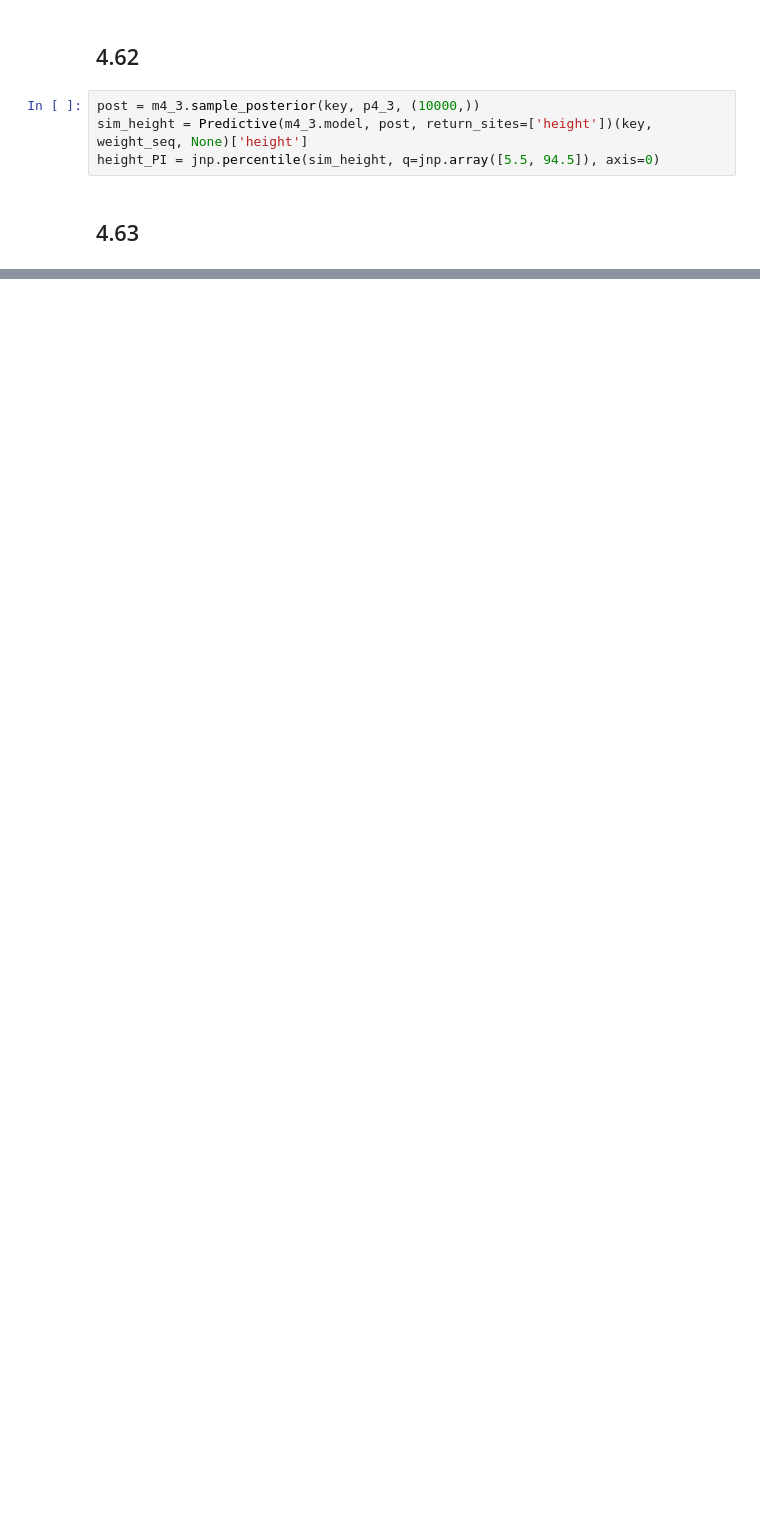
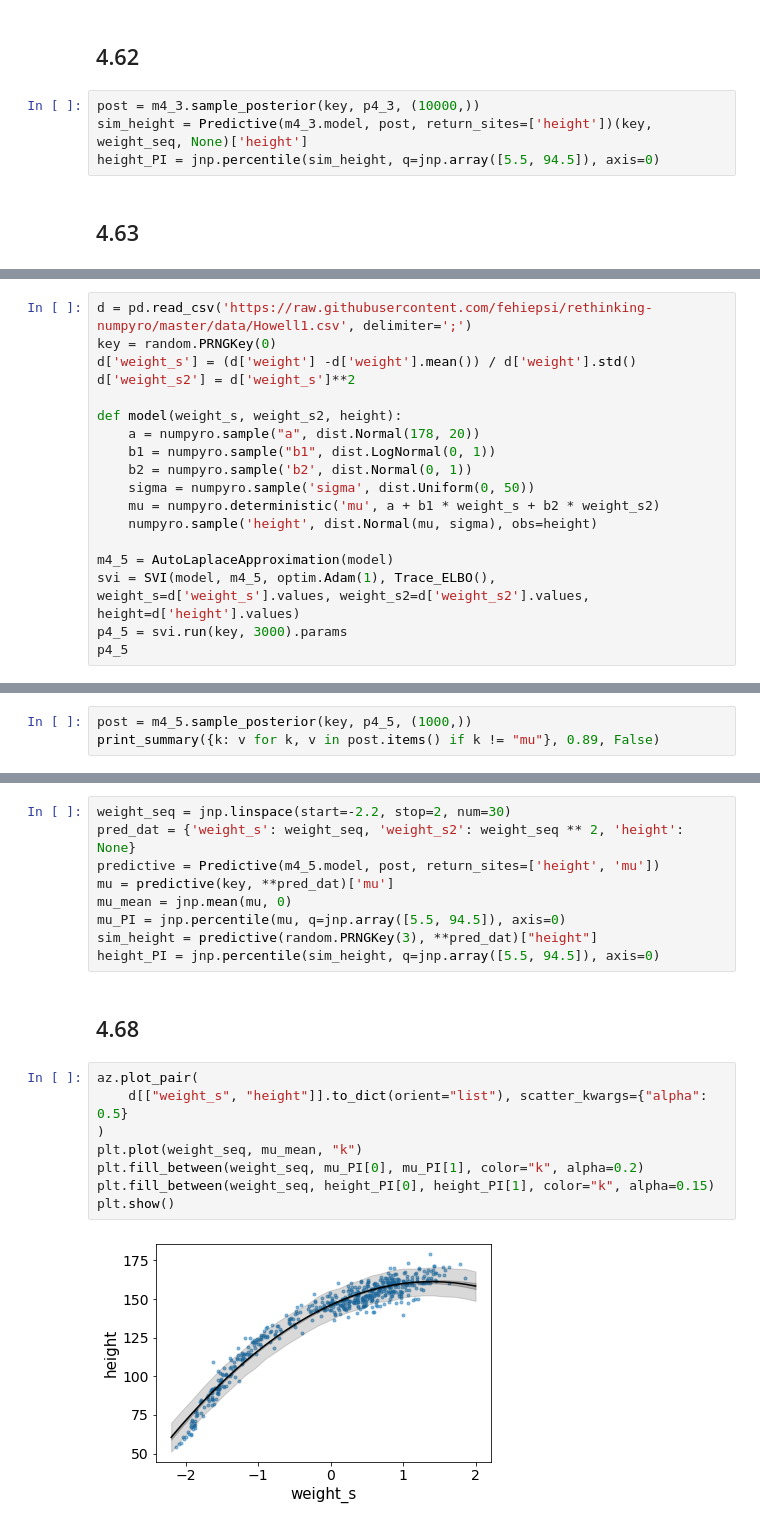
Before and after one commit to 8wgf3b/books, a Jupyter notebook: stat_rethink/Chap4.ipynb, the cells around one changed output, grey strips where cells are left out. Saved outputs shown, nothing was run; the diff lists cells and outputs as text; blank space fills up the shorter version.

```diff
--- a/stat_rethink/Chap4.ipynb
+++ b/stat_rethink/Chap4.ipynb
@@ -725,0 +569,18 @@ DeviceArray([ 0,  1,  2,  3,  4,  5,  6,  7,  8,  9, 10, 11, 12, 13, 14,
+# %%
+d = pd.read_csv('https://raw.githubusercontent.com/fehiepsi/rethinking-numpyro/master/data/Howell1.csv', delimiter=';')
+key = random.PRNGKey(0)
+d['weight_s'] = (d['weight'] -d['weight'].mean()) / d['weight'].std()
+d['weight_s2'] = d['weight_s']**2
+
+def model(weight_s, weight_s2, height):
+    a = numpyro.sample("a", dist.Normal(178, 20))
+    b1 = numpyro.sample("b1", dist.LogNormal(0, 1))
+    b2 = numpyro.sample('b2', dist.Normal(0, 1))
+    sigma = numpyro.sample('sigma', dist.Uniform(0, 50))
+    mu = numpyro.deterministic('mu', a + b1 * weight_s + b2 * weight_s2)
+    numpyro.sample('height', dist.Normal(mu, sigma), obs=height)
+
+m4_5 = AutoLaplaceApproximation(model)
+svi = SVI(model, m4_5, optim.Adam(1), Trace_ELBO(), weight_s=d['weight_s'].values, weight_s2=d['weight_s2'].values, height=d['height'].values)
+p4_5 = svi.run(key, 3000).params
+p4_5
@@ -725,0 +591,3 @@ DeviceArray([ 0,  1,  2,  3,  4,  5,  6,  7,  8,  9, 10, 11, 12, 13, 14,
+# %%
+post = m4_5.sample_posterior(key, p4_5, (1000,))
+print_summary({k: v for k, v in post.items() if k != "mu"}, 0.89, False)
@@ -725,0 +602,21 @@ DeviceArray([ 0,  1,  2,  3,  4,  5,  6,  7,  8,  9, 10, 11, 12, 13, 14,
+# %%
+weight_seq = jnp.linspace(start=-2.2, stop=2, num=30)
+pred_dat = {'weight_s': weight_seq, 'weight_s2': weight_seq ** 2, 'height': None}
+predictive = Predictive(m4_5.model, post, return_sites=['height', 'mu'])
+mu = predictive(key, **pred_dat)['mu']
+mu_mean = jnp.mean(mu, 0)
+mu_PI = jnp.percentile(mu, q=jnp.array([5.5, 94.5]), axis=0)
+sim_height = predictive(random.PRNGKey(3), **pred_dat)["height"]
+height_PI = jnp.percentile(sim_height, q=jnp.array([5.5, 94.5]), axis=0)
+# %% [markdown]
+## 4.68
+# %%
+az.plot_pair(
+    d[["weight_s", "height"]].to_dict(orient="list"), scatter_kwargs={"alpha": 0.5}
+)
+plt.plot(weight_seq, mu_mean, "k")
+plt.fill_between(weight_seq, mu_PI[0], mu_PI[1], color="k", alpha=0.2)
+plt.fill_between(weight_seq, height_PI[0], height_PI[1], color="k", alpha=0.15)
+plt.show()
+# %% [output]
+[figure, added]
```
Also changed, not shown: parts of 43 cells of this notebook.
